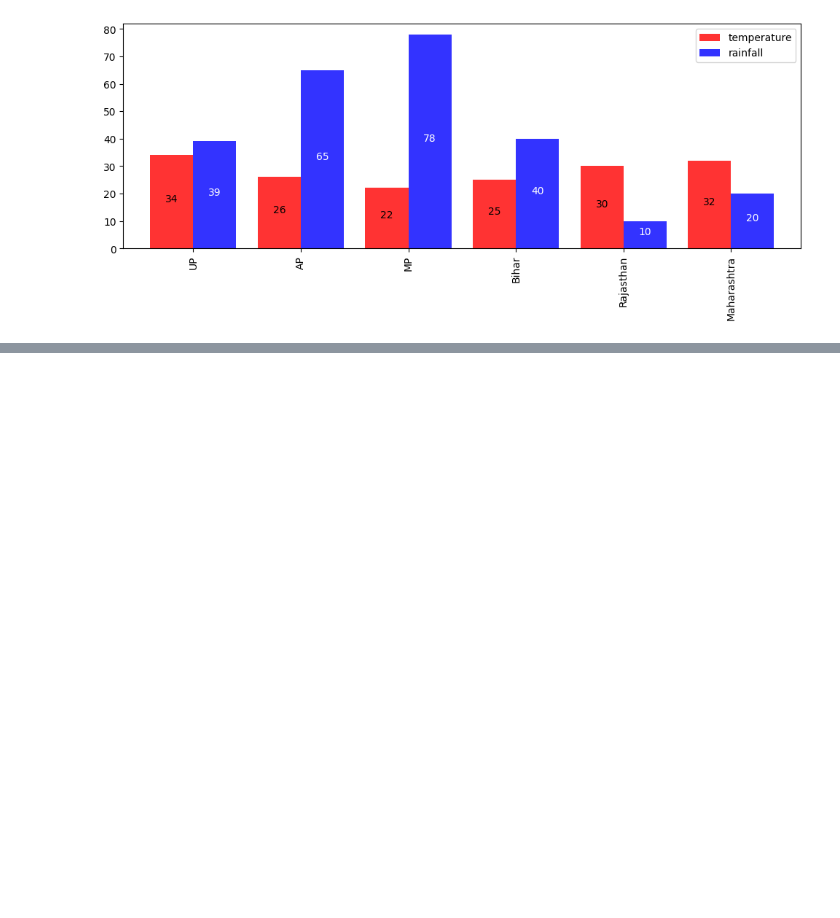
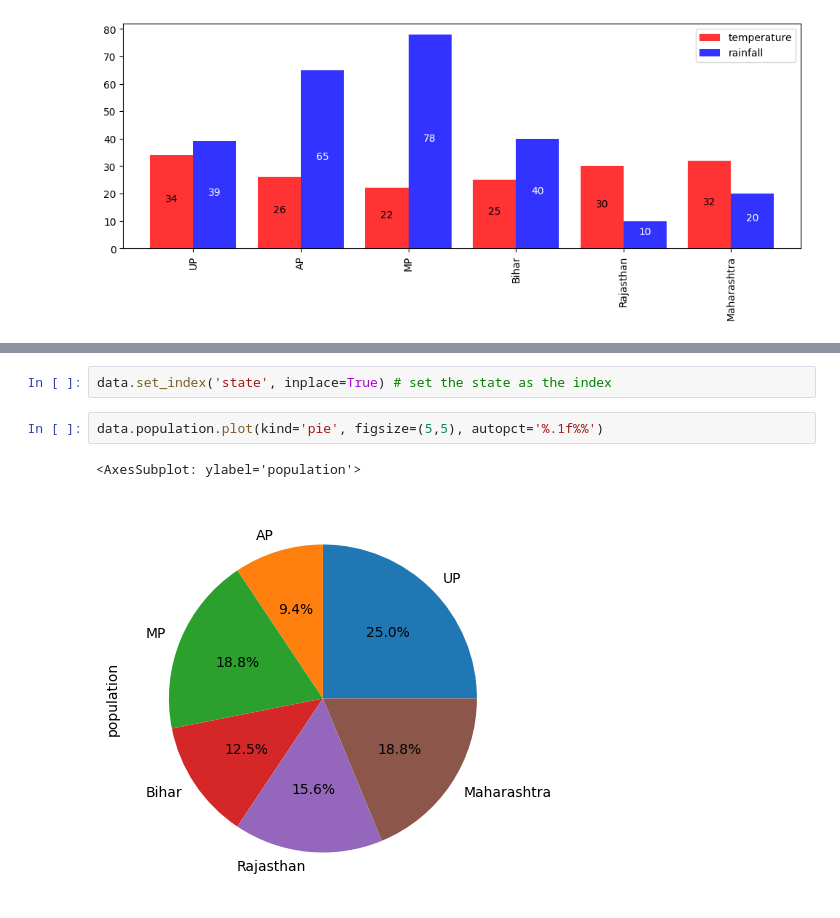
Before and after one commit to digipodium/DP-DEC-PYDS-500-WSS, a Jupyter notebook: data_science/visualization.ipynb, the cells around one changed output, grey strips where cells are left out. Drawn from its saved outputs; the diff is of its cells as text; blank space fills up the shorter version.

```diff
--- a/data_science/visualization.ipynb
+++ b/data_science/visualization.ipynb
@@ -148,0 +166,7 @@ plt.show()
+# %%
+data.set_index('state', inplace=True) # set the state as the index
+# %%
+data.population.plot(kind='pie', figsize=(5,5), autopct='%.1f%%')
+# %% [output]
+<AxesSubplot: ylabel='population'>
+[figure, added]
```
Also changed, not shown: parts of 26 cells of this notebook, 1 other file.
